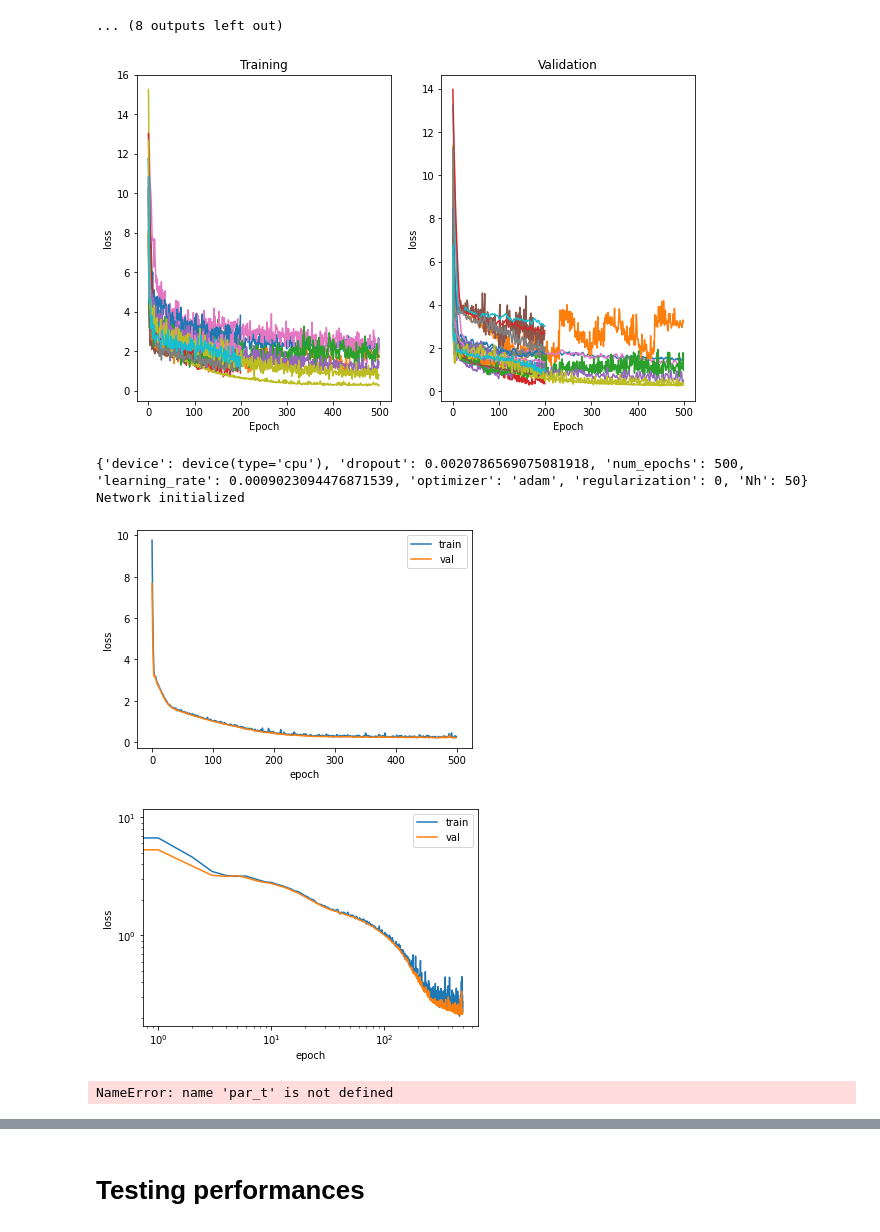
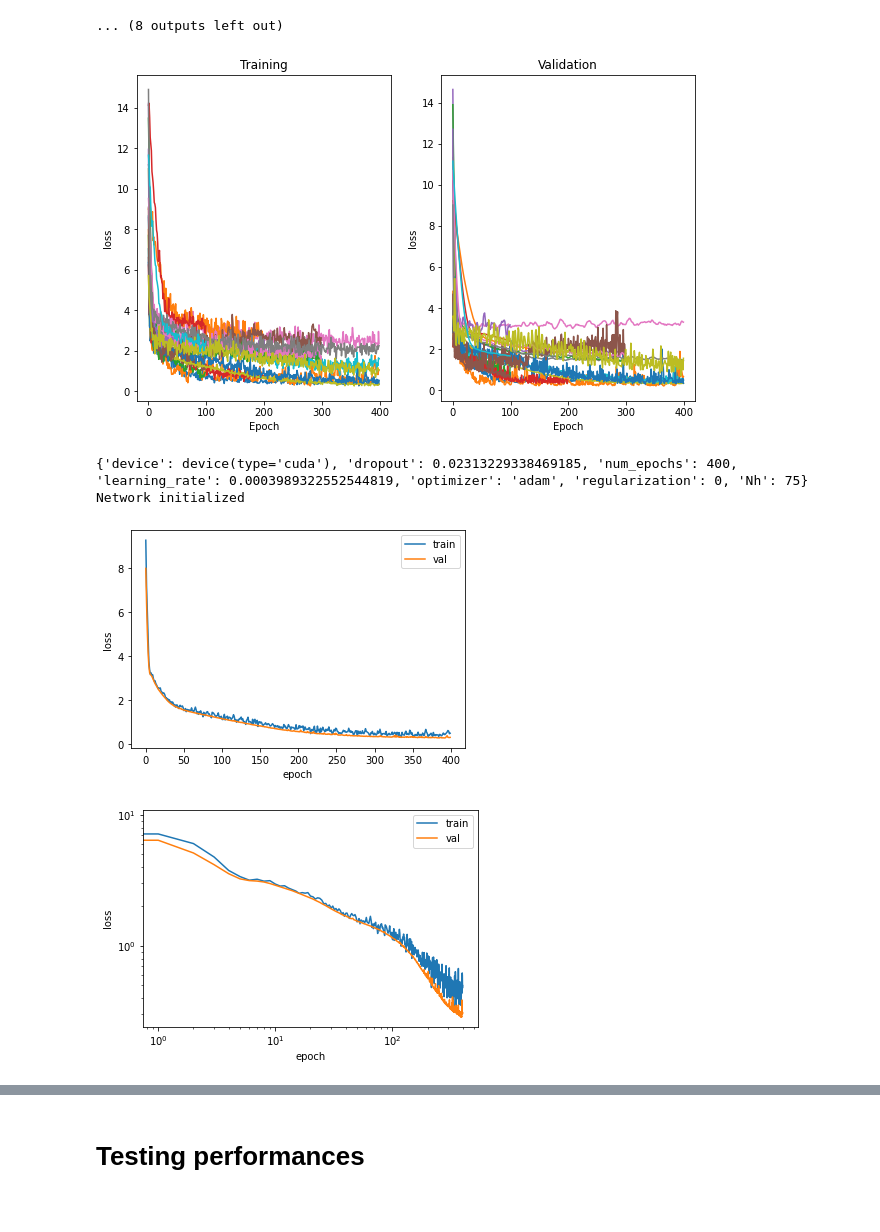
Before and after one commit to mballarin97/DLNN2020, a Jupyter notebook: Homework1/Regression/Display.ipynb, the cells around one changed output, grey strips where cells are left out. Drawn from its saved outputs; the diff is of its cells as text; code cells hidden in the pictures.

Commit message:
finished regression

```diff
--- a/Homework1/Regression/Display.ipynb
+++ b/Homework1/Regression/Display.ipynb
@@ -150,7 +150,7 @@ class Net(nn.Module):
             for sample_batched in tqdm(test_loader):
                 # Move data to device
                 x_batch = sample_batched[0].to(device)
-                label_batch = sample_batched[1][0]
+                label_batch = sample_batched[1][0].to(device)
                 # Forward pass
                 out = self.forward(x_batch)
                 loss = loss_fn(out, label_batch)
@@ -238,7 +229,7 @@ def CrossValidate(config, dataset, num_folds=4, N=1):
             params.append(par_t)
             # Initialization of the net
             Ni, Nh1, Nh2, No = 1, par_t['Nh'], 2*par_t['Nh'], 1
-            net = Net(Ni, Nh1, Nh2, No, par_t['dropout'])
+            net = Net(Ni, Nh1, Nh2, No, par_t['dropout']).to(par_t['device'])
             # Initialization of the optimizer
             if par_t['optimizer']=='adam':
                 opt = optim.Adam(net.parameters(), lr=par_t['learning_rate'],
@@ -255,17 +246,20 @@ def CrossValidate(config, dataset, num_folds=4, N=1):
             val_loss_log.append( val_loss )
     return params, train_loss_log, val_loss_log
 # %%
+np.random.seed(49)
+torch.manual_seed(49)
+
 # Check if the GPU is available
 device = torch.device("cuda") if torch.cuda.is_available() else torch.device("cpu")
 print(f"Training device: {device}")
 
 config = {  "device"           : [device],
-            "dropout"          : np.random.uniform(0, 0.5, 10),
-            "num_epochs"       : [200, 500],
-            "learning_rate"    : loguniform.rvs(1e-4, 1e-2, size=10),
+            "dropout"          : np.random.uniform(0, 0.4, 1000),
+            "num_epochs"       : [100, 200, 300, 400],
+            "learning_rate"    : loguniform.rvs(1e-4, 1e-2, size=1000),
             "optimizer"        : ['sgd', 'adam'],
-            "regularization"   : [0],#loguniform.rvs(1e-3, 1e-1, size=10),
-            "Nh"               : [10, 25, 50]
+            "regularization"   : [0],#loguniform.rvs(1e-5, 1e-3, size=1000),
+            "Nh"               : [20, 40, 50, 75]
          }
 
 def sample(config):
@@ -278,5 +272,5 @@ Training device: cpu
 # %%
-data = pd.read_csv( "in/regression_dataset/train_data.csv" )
+data = pd.read_csv( "regression_dataset/train_data.csv" )
 np.random.shuffle(data.values)
 # %%
 # Transformation to apply to data
@@ -315,7 +309,7 @@ ax[1].set_title('Validation')
 
 plt.show()
 # %% [output]
-[figure, old version]
+[figure, new version]
 # %%
 def best_params(params, metric):
     last = []
@@ -326,34 +320,34 @@ def best_params(params, metric):
 # %%
 train_load = DataLoader(dataset, batch_size=20, shuffle=True, num_workers=0 )
 val_load = train_load
 loss = nn.MSELoss()
 # Best parameter selection
 par_t = best_params(params, val_l)
 print(par_t)
 # Initialization of the net
 Ni, Nh1, Nh2, No = 1, par_t['Nh'], 2*par_t['Nh'], 1
-net = Net(Ni, Nh1, Nh2, No, par_t['dropout'])
+net = Net(Ni, Nh1, Nh2, No, par_t['dropout']).to(par_t['device'])
 # Initialization of the optimizer
 if par_t['optimizer']=='adam':
     opt = optim.Adam(net.parameters(), lr=par_t['learning_rate'],
                      weight_decay=par_t['regularization'])
 elif par_t['optimizer']=='sgd':
     opt = optim.SGD(net.parameters(), lr=par_t['learning_rate'], momentum=0.9,
                    weight_decay=par_t['regularization'])
 
 # Training & validation
 train_loss, val_loss = net.fit(train_load, val_load, opt, loss, par_t)
 
 plt.plot(train_loss, label='train')
 plt.plot(val_loss, label='val')
 plt.xlabel('epoch')
 plt.ylabel('loss')
 plt.legend()
 plt.show()
 # %% [output]
-{'device': device(type='cpu'), 'dropout': 0.0020786569075081918, 'num_epochs': 500, 'learning_rate': 0.0009023094476871539, 'optimizer': 'adam', 'regularization': 0, 'Nh': 50}
+{'device': device(type='cuda'), 'dropout': 0.02313229338469185, 'num_epochs': 400, 'learning_rate': 0.0003989322552544819, 'optimizer': 'adam', 'regularization': 0, 'Nh': 75}
 Network initialized
-[figure, old version]
+[figure, new version]
 # %%
 plt.plot(train_loss, label='train')
 plt.plot(val_loss, label='val')
@@ -363,7 +357,7 @@ plt.legend()
 plt.loglog()
 plt.show()
 # %% [output]
-[figure, old version]
+[figure, new version]
 # %%
 n = 1000
 x = np.hstack((np.linspace(-5,5, n).reshape(n,1), np.ones(n).reshape(n,1)))
@@ -372,8 +366,6 @@ x = CsvDataset(x_data, transform=composed_transform)
 x = DataLoader(x, batch_size=20, shuffle=False, num_workers=0 )
 
 pred = net.predict(x, par_t['device'])#.flatten()
-# %% [output]
-NameError: name 'par_t' is not defined
 # %%
 plt.scatter(data['input'], data['label'], label='Training point')
 plt.plot(x_data['input'], pred.flatten(), 'r--', label='Predictions')
```
Also changed, not shown: parts of 10 cells of this notebook, 1 other file.
